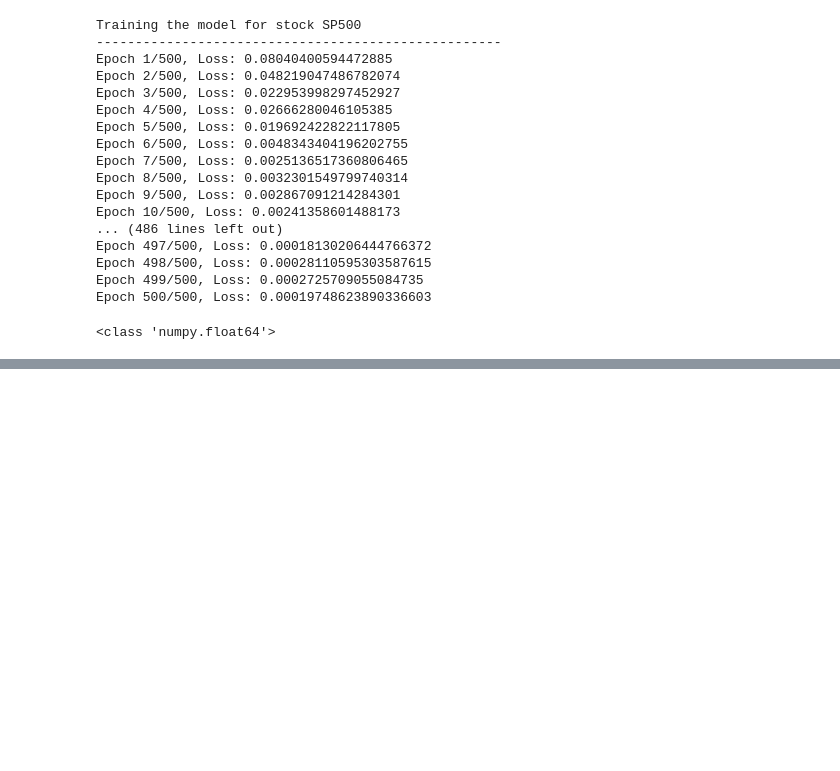
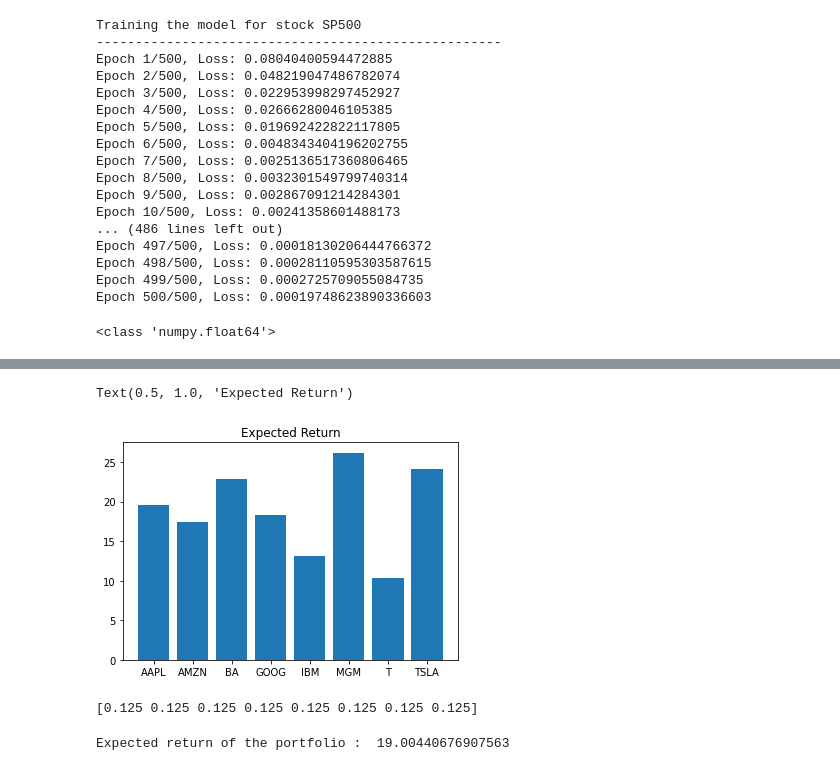
Before and after one commit to Ris-code/Finance_DL_Project, a Jupyter notebook: Notebooks/portfolio_management.ipynb, the cells around one changed output, grey strips where cells are left out. Drawn from its saved outputs; the diff is of its cells as text; code cells hidden in the pictures; blank space fills up the shorter version.

Commit message:
improved the UI and created portfolio.py

```diff
--- a/Notebooks/portfolio_management.ipynb
+++ b/Notebooks/portfolio_management.ipynb
@@ -209,0 +430,3 @@ print(type(df['Close'][0]))
+# %%
+# Current yield on a U.S. 10-year treasury is 2.5%
+rf = 0.025
@@ -209,0 +445,8 @@ print(type(df['Close'][0]))
+# %%
+expected_return = {}
+
+for stock in stocks:
+   er = rf+(beta[stock]*(rm-rf))
+   expected_return[stock] = er
+
+expected_return
@@ -209,0 +462,20 @@ print(type(df['Close'][0]))
+# %%
+plt.bar(expected_return.keys(),expected_return.values())
+plt.title('Expected Return')
+# %% [output]
+Text(0.5, 1.0, 'Expected Return')
+[figure, added]
+# %%
+# Lets assign equal weights to all of them
+weight = 1/len(stocks)
+weights = weight*np.ones(len(stocks))
+
+print(weights)
+# %% [output]
+[0.125 0.125 0.125 0.125 0.125 0.125 0.125 0.125]
+# %%
+# Expected return of the portfolio
+expected_return_of_the_portfolio = np.dot(np.array(list(expected_return.values())), weights)
+print('Expected return of the portfolio : ',expected_return_of_the_portfolio)
+# %% [output]
+Expected return of the portfolio :  19.00440676907563
```
Also changed, not shown: parts of 24 cells of this notebook, 5 other files.
